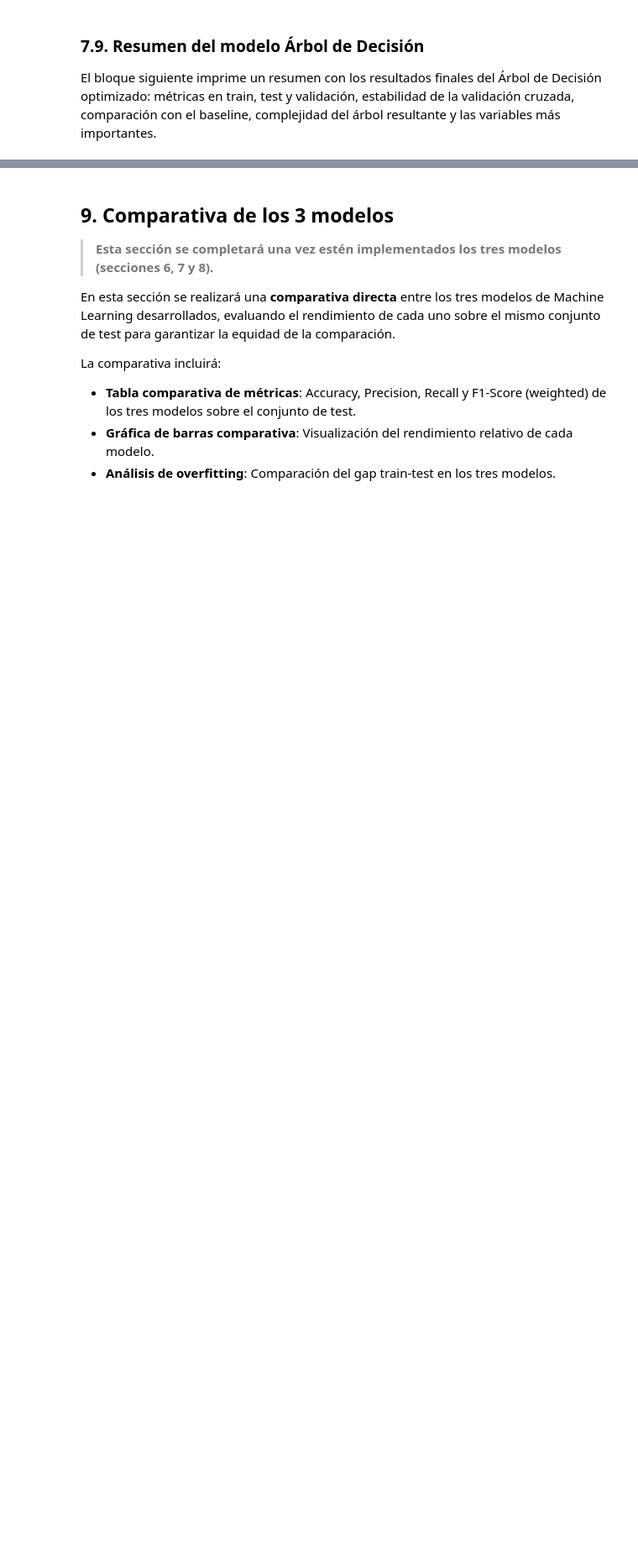
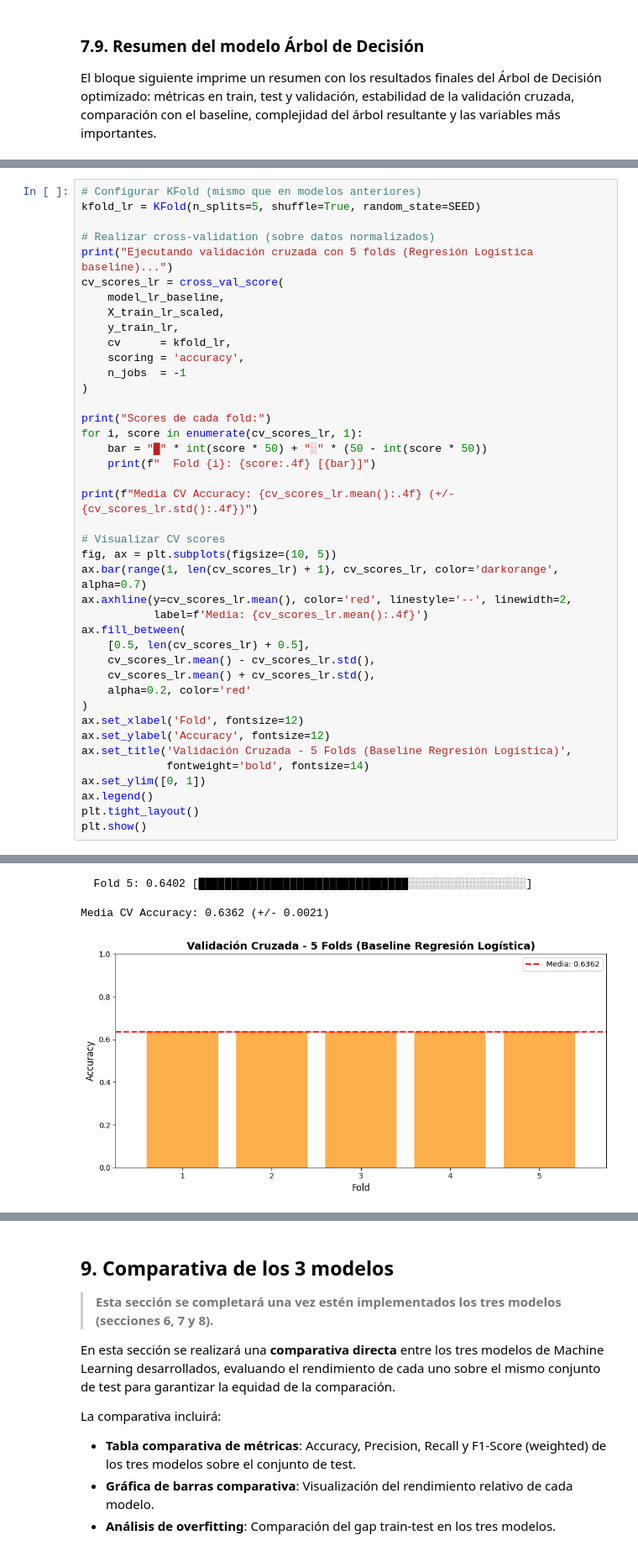
Before and after one commit to beirasmm/aprendizaxe_automatico, a Jupyter notebook: notebook.ipynb, the cells around one changed output, grey strips where cells are left out. Shown at 84% size. Drawn from its saved outputs; the diff is of its cells as text; blank space fills up the shorter version.

```diff
--- a/notebook.ipynb
+++ b/notebook.ipynb
@@ -1540,0 +1825,42 @@ Los resultados obtenidos se integrarán en la comparativa de la **sección 9**.
+# %%
+# Configurar KFold (mismo que en modelos anteriores)
+kfold_lr = KFold(n_splits=5, shuffle=True, random_state=SEED)
+
+# Realizar cross-validation (sobre datos normalizados)
+print("Ejecutando validación cruzada con 5 folds (Regresión Logística baseline)...")
+cv_scores_lr = cross_val_score(
+    model_lr_baseline,
+    X_train_lr_scaled,
+    y_train_lr,
+    cv      = kfold_lr,
+    scoring = 'accuracy',
+    n_jobs  = -1
+)
+
+print("Scores de cada fold:")
+for i, score in enumerate(cv_scores_lr, 1):
+    bar = "█" * int(score * 50) + "░" * (50 - int(score * 50))
+    print(f"  Fold {i}: {score:.4f} [{bar}]")
+
+print(f"Media CV Accuracy: {cv_scores_lr.mean():.4f} (+/- {cv_scores_lr.std():.4f})")
+
+# Visualizar CV scores
+fig, ax = plt.subplots(figsize=(10, 5))
+ax.bar(range(1, len(cv_scores_lr) + 1), cv_scores_lr, color='darkorange', alpha=0.7)
+ax.axhline(y=cv_scores_lr.mean(), color='red', linestyle='--', linewidth=2,
+           label=f'Media: {cv_scores_lr.mean():.4f}')
+ax.fill_between(
+    [0.5, len(cv_scores_lr) + 0.5],
+    cv_scores_lr.mean() - cv_scores_lr.std(),
+    cv_scores_lr.mean() + cv_scores_lr.std(),
+    alpha=0.2, color='red'
+)
+ax.set_xlabel('Fold', fontsize=12)
+ax.set_ylabel('Accuracy', fontsize=12)
+ax.set_title('Validación Cruzada - 5 Folds (Baseline Regresión Logística)',
+             fontweight='bold', fontsize=14)
+ax.set_ylim([0, 1])
+ax.legend()
+plt.tight_layout()
+plt.show()
+# %% [output]
@@ -1540,0 +1873,3 @@ Los resultados obtenidos se integrarán en la comparativa de la **sección 9**.
+  Fold 5: 0.6402 [████████████████████████████████░░░░░░░░░░░░░░░░░░]
+Media CV Accuracy: 0.6362 (+/- 0.0021)
+[figure, added]
```
Also changed, not shown: parts of 43 cells of this notebook.
